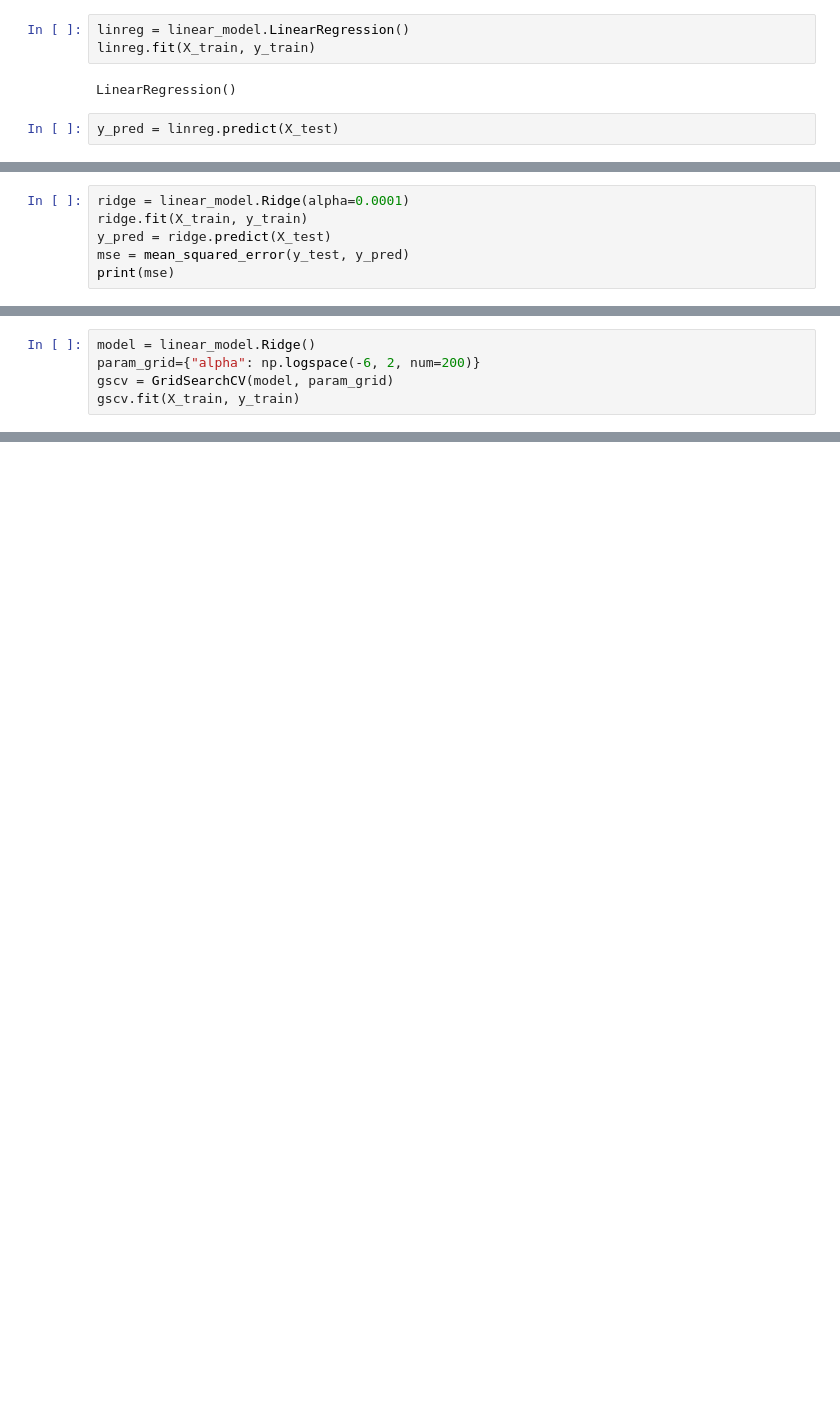
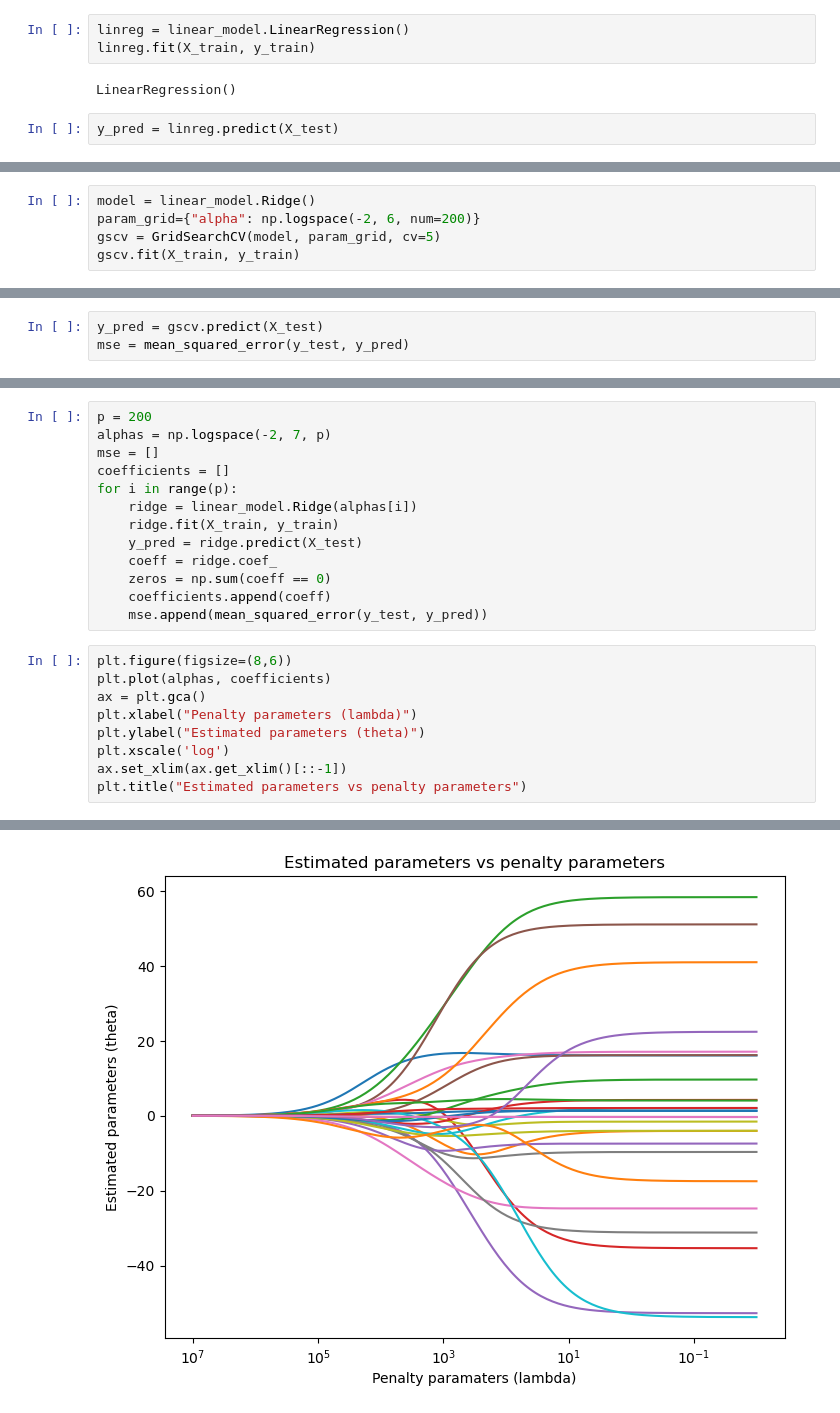
Before and after one commit to YasmineParent/Statistical-learning-project, a Jupyter notebook: Projet.ipynb, the cells around one changed output, grey strips where cells are left out. Drawn from its saved outputs; the diff is of its cells as text; blank space fills up the shorter version.

```diff
--- a/Projet.ipynb
+++ b/Projet.ipynb
@@ -185,6 +177,0 @@ for i in range(p):
-# %%
-ridge = linear_model.Ridge(alpha=0.0001)
-ridge.fit(X_train, y_train)
-y_pred = ridge.predict(X_test)
-mse = mean_squared_error(y_test, y_pred)
-print(mse)
@@ -195,6 +180,6 @@ Let's try and find the best lambda value (ie the one that minimizes the mean squ
 # %%
 model = linear_model.Ridge()
-param_grid={"alpha": np.logspace(-6, 2, num=200)}
-gscv = GridSearchCV(model, param_grid)
+param_grid={"alpha": np.logspace(-2, 6, num=200)}
+gscv = GridSearchCV(model, param_grid, cv=5)
 gscv.fit(X_train, y_train)
 # %% [output]
@@ -213,3 +198,6 @@ GridSearchCV(estimator=Ridge(),
+# %%
+y_pred = gscv.predict(X_test)
+mse = mean_squared_error(y_test, y_pred)
 # %%
 print(f'Best parameters = {gscv.best_params_}, MSE = {mse}')
 print(f'Best score = {gscv.best_score_}')
@@ -218,0 +207,23 @@ Best score = 0.16093467415325052
+# %%
+p = 200
+alphas = np.logspace(-2, 7, p)
+mse = []
+coefficients = []
+for i in range(p):
+    ridge = linear_model.Ridge(alphas[i])
+    ridge.fit(X_train, y_train)
+    y_pred = ridge.predict(X_test)
+    coeff = ridge.coef_
+    zeros = np.sum(coeff == 0)
+    coefficients.append(coeff)
+    mse.append(mean_squared_error(y_test, y_pred))
+# %%
+plt.figure(figsize=(8,6))
+plt.plot(alphas, coefficients)
+ax = plt.gca()
+plt.xlabel("Penalty parameters (lambda)")
+plt.ylabel("Estimated parameters (theta)")
+plt.xscale('log')
+ax.set_xlim(ax.get_xlim()[::-1])
+plt.title("Estimated parameters vs penalty parameters")
+# %% [output]
@@ -218,0 +231 @@ Best score = 0.16093467415325052
+[figure, added]
```
Also changed, not shown: parts of 51 cells of this notebook.
